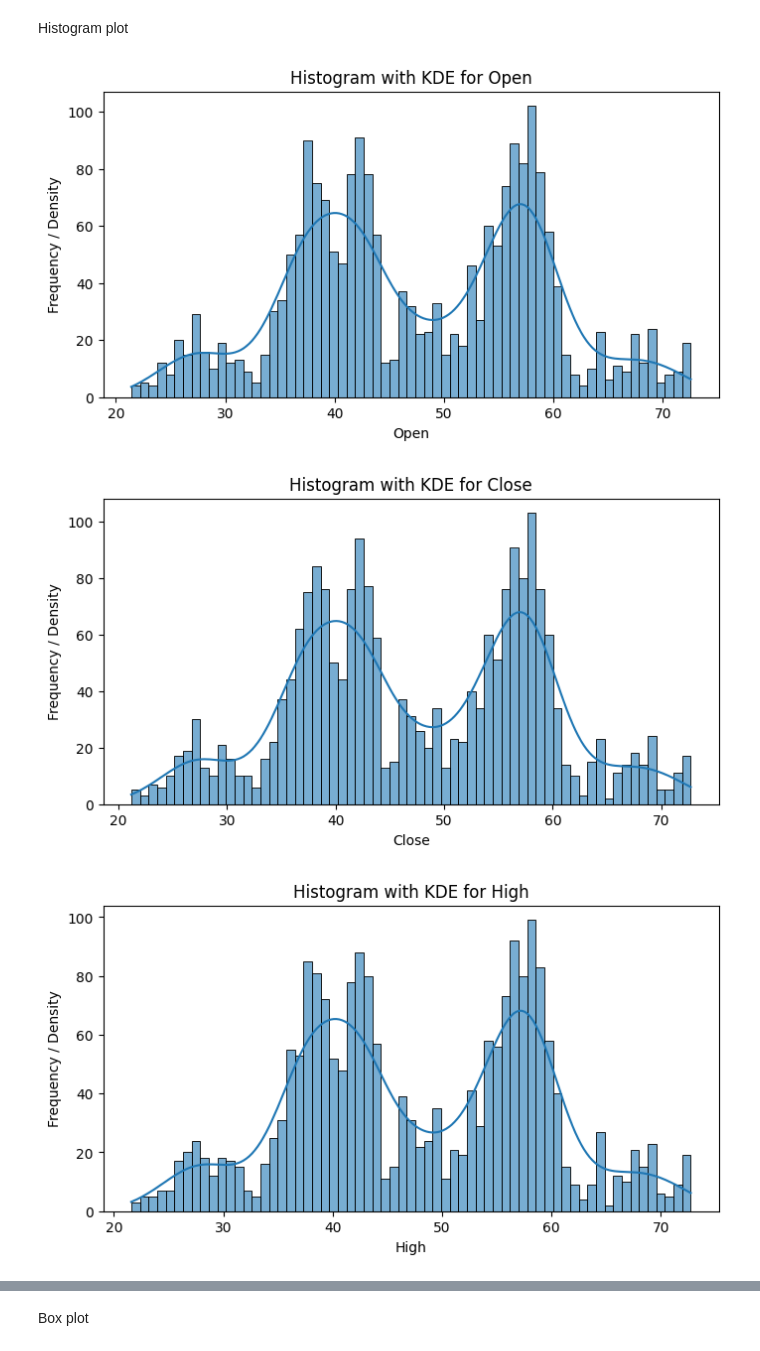
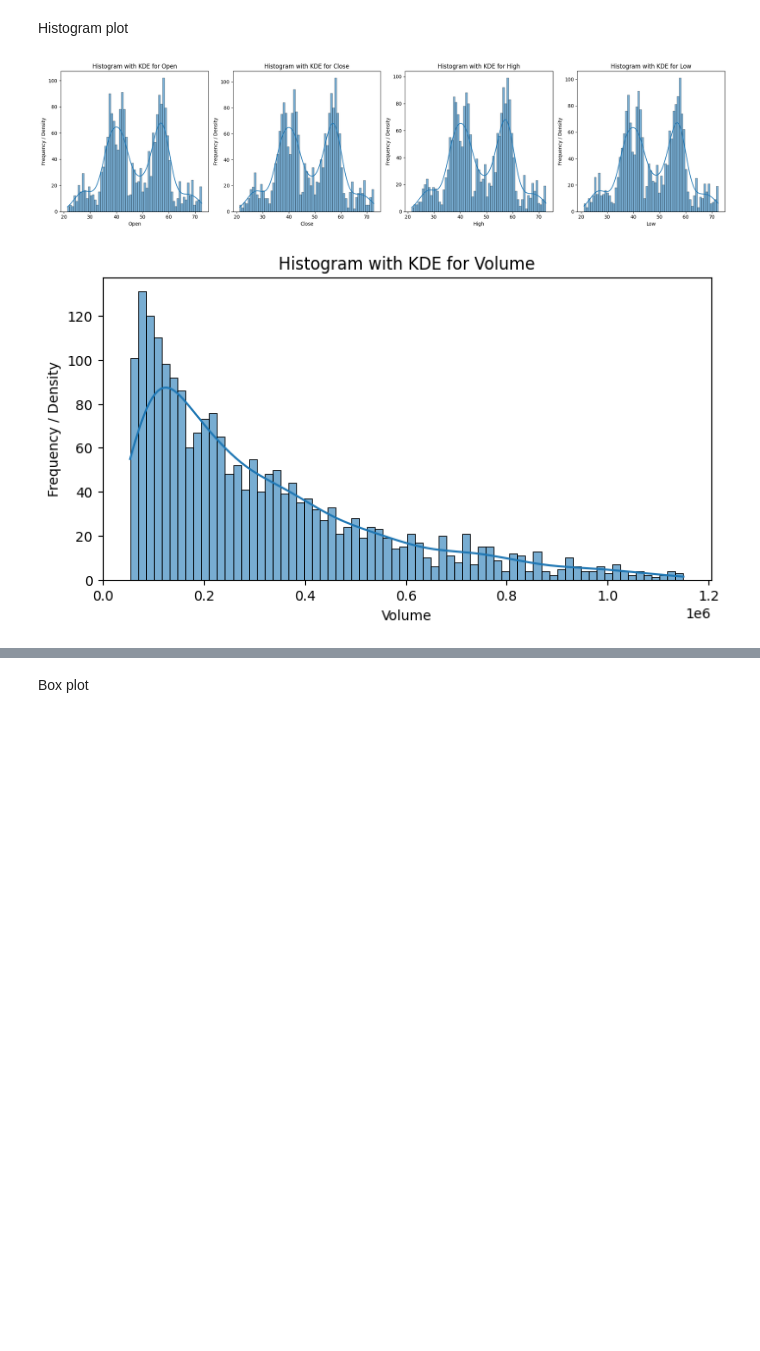
Before and after one commit to qazalarabali/ETF_EDA_Visualization, a Jupyter notebook: Index ETFs/VT/VT_EDA.ipynb, the cells around one changed output, grey strips where cells are left out. Drawn from its saved outputs; the diff is of its cells as text; code cells hidden in the pictures; blank space fills up the shorter version.

Commit message:
plots completed for univariate analysis

```diff
--- a/Index ETFs/VT/VT_EDA.ipynb
+++ b/Index ETFs/VT/VT_EDA.ipynb
@@ -403,9 +368,0 @@ plt.show()
-# %%
-columns_to_check = ['Volume']
-for column in columns_to_check:
-    plt.figure(figsize=(8, 4))
-    plt.hist(df[column], bins=65 if column != 'Volume' else 175, alpha=0.7, edgecolor='black')
-    plt.title(f"Histogram for {column} before removing outliers")
-    plt.xlabel(column)
-    plt.ylabel("Frequency")
-    plt.show()
@@ -489,12 +444,3 @@ Lower bound (5th percentile): 53177.0
 Upper bound (95th percentile): 1158785.8499999985
 Original data shape: (2362, 5)
 Filtered data shape: (2124, 5)
-# %%
-columns_to_check = ['Volume']
-for column in columns_to_check:
-    plt.figure(figsize=(8, 4))
-    plt.hist(filtered_df[column], bins=65 if column != 'Volume' else 175, alpha=0.7, edgecolor='black')
-    plt.title(f"Histogram for {column} after removing outliers")
-    plt.xlabel(column)
-    plt.ylabel("Frequency")
-    plt.show()
@@ -611,17 +715,38 @@ categorized_df.head()
 # Univariate Analysis
 # %% [markdown]
 Histogram plot
+# %%
+# Columns to check
+columns_to_check = ['Open', 'Close', 'High', 'Low']
+
+# Create a figure with subplots
+fig, axes = plt.subplots(1, len(columns_to_check), figsize=(20, 5))  # 1 row, 4 columns
+
+# Loop through each column and plot
+for i, column in enumerate(columns_to_check):
+    sns.histplot(
+        categorized_df[column],
+        bins=65,
+        kde=True,
+        color='#1f77b4',
+        alpha=0.6,
+        ax=axes[i]
+    )
+    axes[i].set_title(f"Histogram with KDE for {column}")
+    axes[i].set_xlabel(column)
+    axes[i].set_ylabel("Frequency / Density")
+
+# Adjust layout to make it visually appealing
+plt.tight_layout()
+plt.show()
+# %% [output]
+[figure, added]
 # %%
-columns_to_check = ['Open', 'Close', 'High', 'Low', 'Volume']
-
-for column in columns_to_check:
-    plt.figure(figsize=(8, 4))
-    sns.histplot(categorized_df[column], bins=65 if column != 'Volume' else 175, kde=True, color='#1f77b4', alpha=0.6)
-    plt.title(f"Histogram with KDE for {column}")
-    plt.xlabel(column)
-    plt.ylabel("Frequency / Density")
-    plt.show()
+plt.figure(figsize=(8, 4))
+sns.histplot(categorized_df['Volume'], bins=70, kde=True, color='#1f77b4', alpha=0.6)
+plt.title(f"Histogram with KDE for Volume")
+plt.xlabel('Volume')
+plt.ylabel("Frequency / Density")
+plt.show()
 # %% [output]
-[figure, old version]
+[figure, new version]
-[figure, removed]
-[figure, removed]
```
Also changed, not shown: parts of 30 cells of this notebook.
